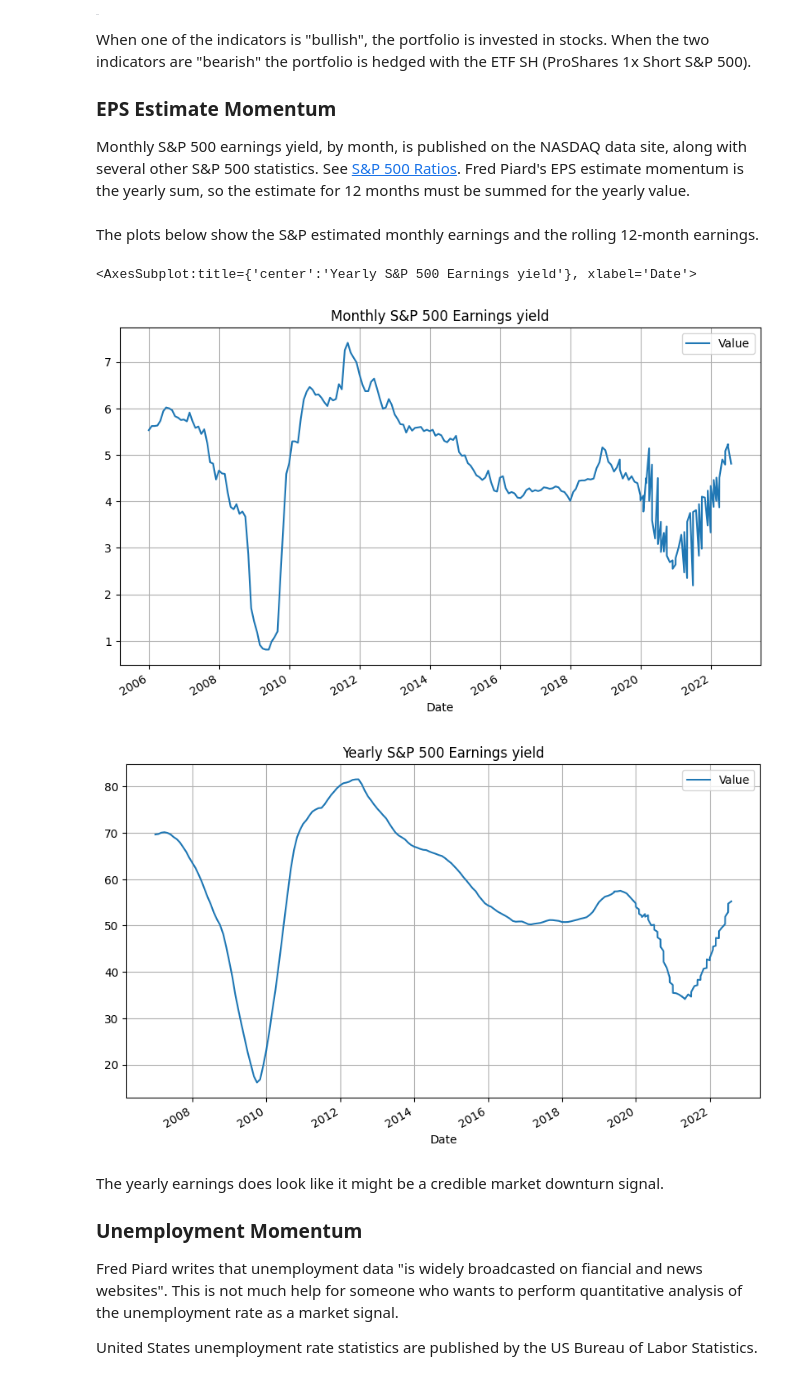
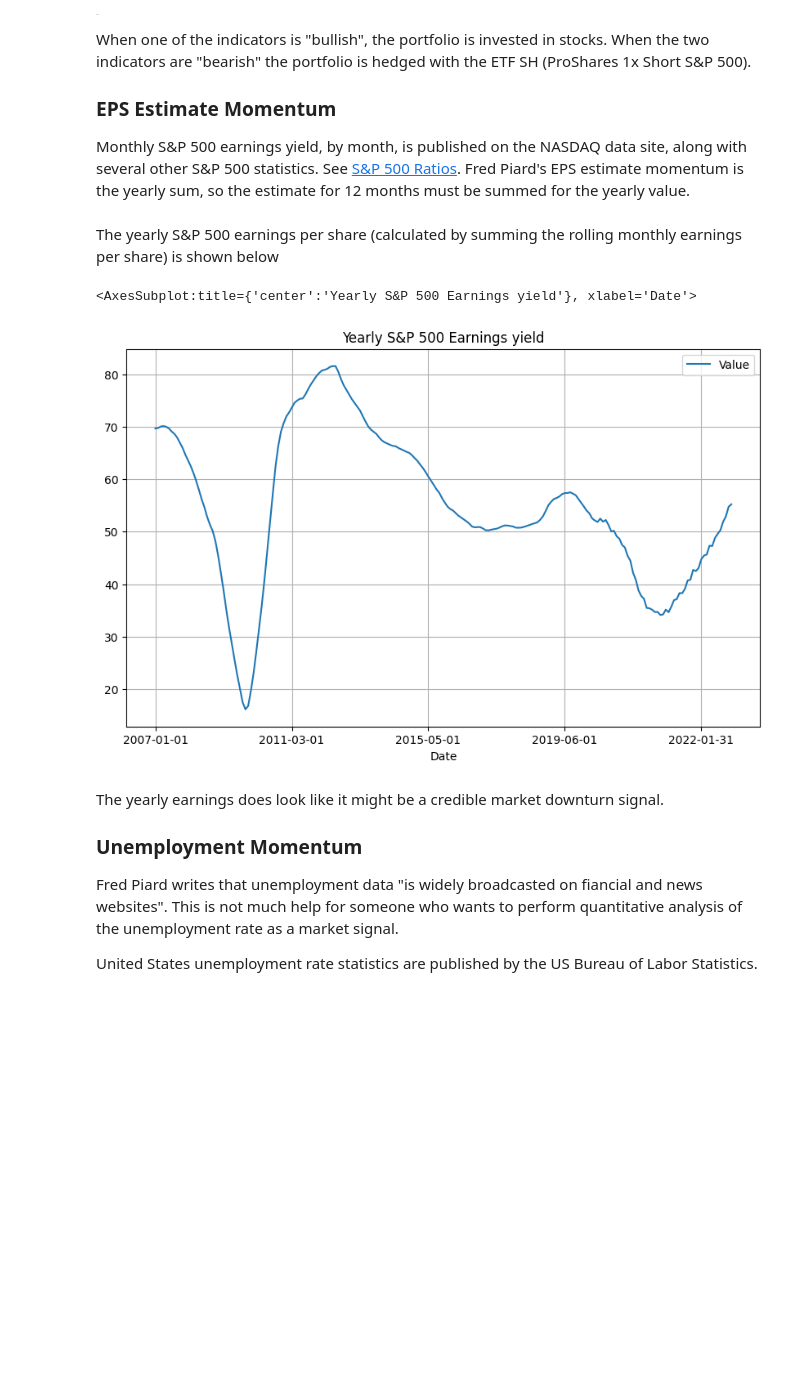
Before and after one commit to IanLKaplan/lazy_fundamental_analyst, a Jupyter notebook: lazy_fundamental_analyst.ipynb, the cells around one changed output. Cells and saved outputs as stored; diff of their text form; code cells hidden in the pictures; blank space fills up the shorter version.

```diff
--- a/lazy_fundamental_analyst.ipynb
+++ b/lazy_fundamental_analyst.ipynb
@@ -109,20 +141,11 @@ s_and_p_eps = s_and_p_eps_raw[:][ix_start:]
-# %% [markdown]
-<p>
-The plots below show the S&P estimated monthly earnings and the rolling 12-month earnings.
-</p>
+# %% [markdown]
+The yearly S&P 500 earnings per share (calculated by summing the rolling monthly earnings per share) is shown below
 # %%
 
-s_and_p_eps.plot(grid=True, title="Monthly S&P 500 Earnings yield", figsize=(10, 6))
-
-s_and_p_eps_yearly = s_and_p_eps.rolling(12).sum()
-s_and_p_eps_yearly = s_and_p_eps_yearly[:][12:]
-
-
-s_and_p_eps_yearly.plot(grid=True, title="Yearly S&P 500 Earnings yield", figsize=(10, 6))
+eps_yearly.plot(grid=True, title="Yearly S&P 500 Earnings yield", figsize=(10, 6))
 # %% [output]
 <AxesSubplot:title={'center':'Yearly S&P 500 Earnings yield'}, xlabel='Date'>
-[figure, old version]
+[figure, new version]
-[figure, removed]
 # %% [markdown]
 <p>
 The yearly earnings does look like it might be a credible market downturn signal.
```
Also changed, not shown: parts of 3 cells of this notebook, 1 other file.
